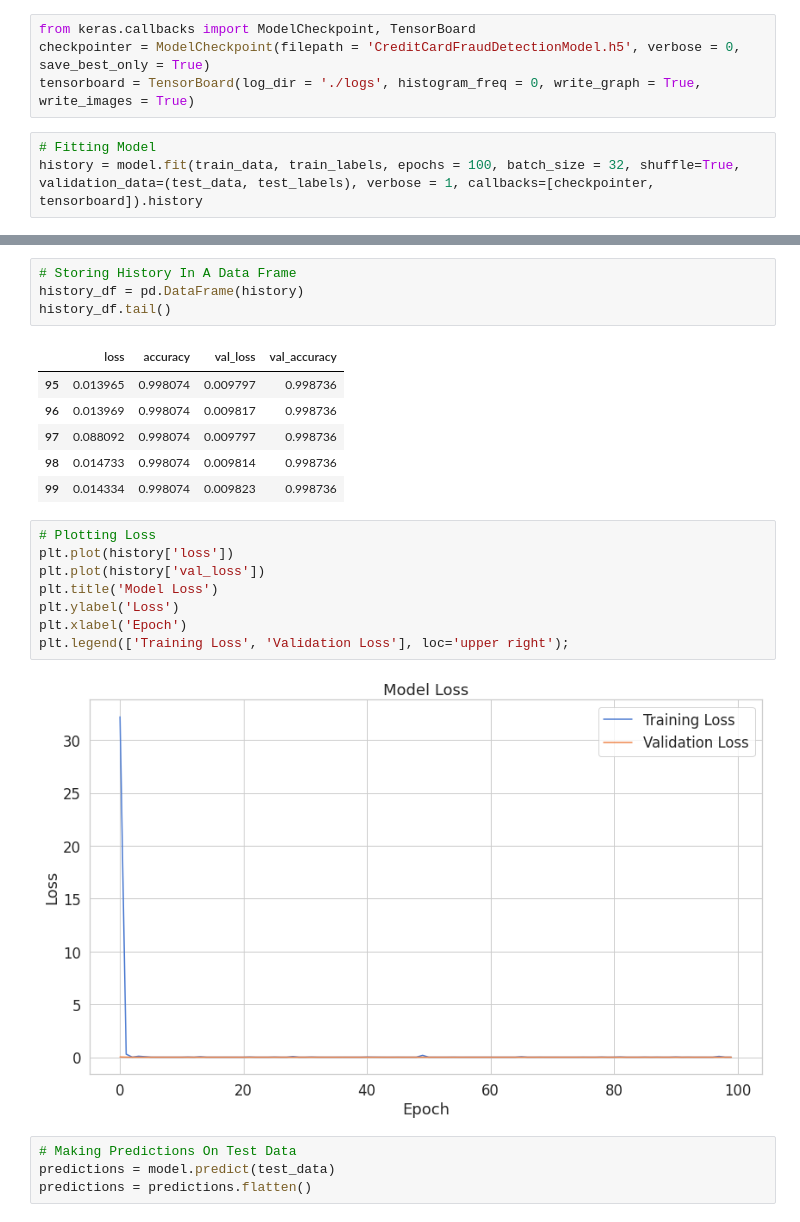
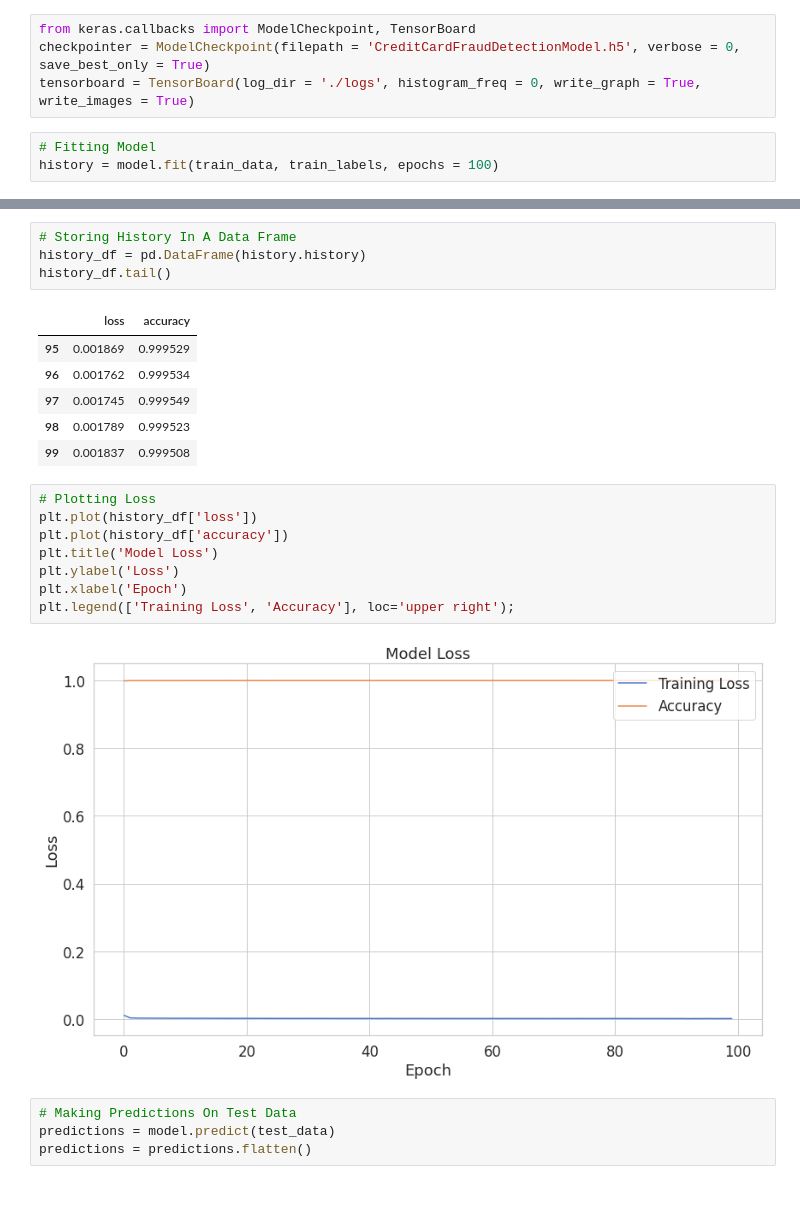
Before and after one commit to SyedHuzaifa007/Credit-Card-Fraud-Detection-Deep-Learning-Model, a Jupyter notebook: Credit_Card_Fraud_Detection_assignment.ipynb, the cells around one changed output, grey strips where cells are left out. Cells and saved outputs as stored; diff of their text form; blank space fills up the shorter version.

```diff
--- a/Credit_Card_Fraud_Detection_assignment.ipynb
+++ b/Credit_Card_Fraud_Detection_assignment.ipynb
@@ -380,6 +345,6 @@ checkpointer = ModelCheckpoint(filepath = 'CreditCardFraudDetectionModel.h5', ve
 tensorboard = TensorBoard(log_dir = './logs', histogram_freq = 0, write_graph = True, write_images = True)
 # %%
 # Fitting Model
-history = model.fit(train_data, train_labels, epochs = 100, batch_size = 32, shuffle=True, validation_data=(test_data, test_labels), verbose = 1, callbacks=[checkpointer, tensorboard]).history
+history = model.fit(train_data, train_labels, epochs = 100)
 # %% [output]
 Epoch 1/100
@@ -402,24 +367,24 @@ Epoch 100/100
 # %%
 # Storing History In A Data Frame
-history_df = pd.DataFrame(history)
+history_df = pd.DataFrame(history.history)
 history_df.tail()
 # %% [output]
-|  | loss | accuracy | val_loss | val_accuracy |
-| 95 | 0.013965 | 0.998074 | 0.009797 | 0.998736 |
-| 96 | 0.013969 | 0.998074 | 0.009817 | 0.998736 |
-| 97 | 0.088092 | 0.998074 | 0.009797 | 0.998736 |
-| 98 | 0.014733 | 0.998074 | 0.009814 | 0.998736 |
-| 99 | 0.014334 | 0.998074 | 0.009823 | 0.998736 |
+|  | loss | accuracy |
+| 95 | 0.001869 | 0.999529 |
+| 96 | 0.001762 | 0.999534 |
+| 97 | 0.001745 | 0.999549 |
+| 98 | 0.001789 | 0.999523 |
+| 99 | 0.001837 | 0.999508 |
 # %%
 # Plotting Loss
-plt.plot(history['loss'])
-plt.plot(history['val_loss'])
+plt.plot(history_df['loss'])
+plt.plot(history_df['accuracy'])
 plt.title('Model Loss')
 plt.ylabel('Loss')
 plt.xlabel('Epoch')
-plt.legend(['Training Loss', 'Validation Loss'], loc='upper right');
+plt.legend(['Training Loss', 'Accuracy'], loc='upper right');
 # %% [output]
-[figure, old version]
+[figure, new version]
 # %%
 # Making Predictions On Test Data
 predictions = model.predict(test_data)
```
Also changed, not shown: parts of 14 cells of this notebook.
